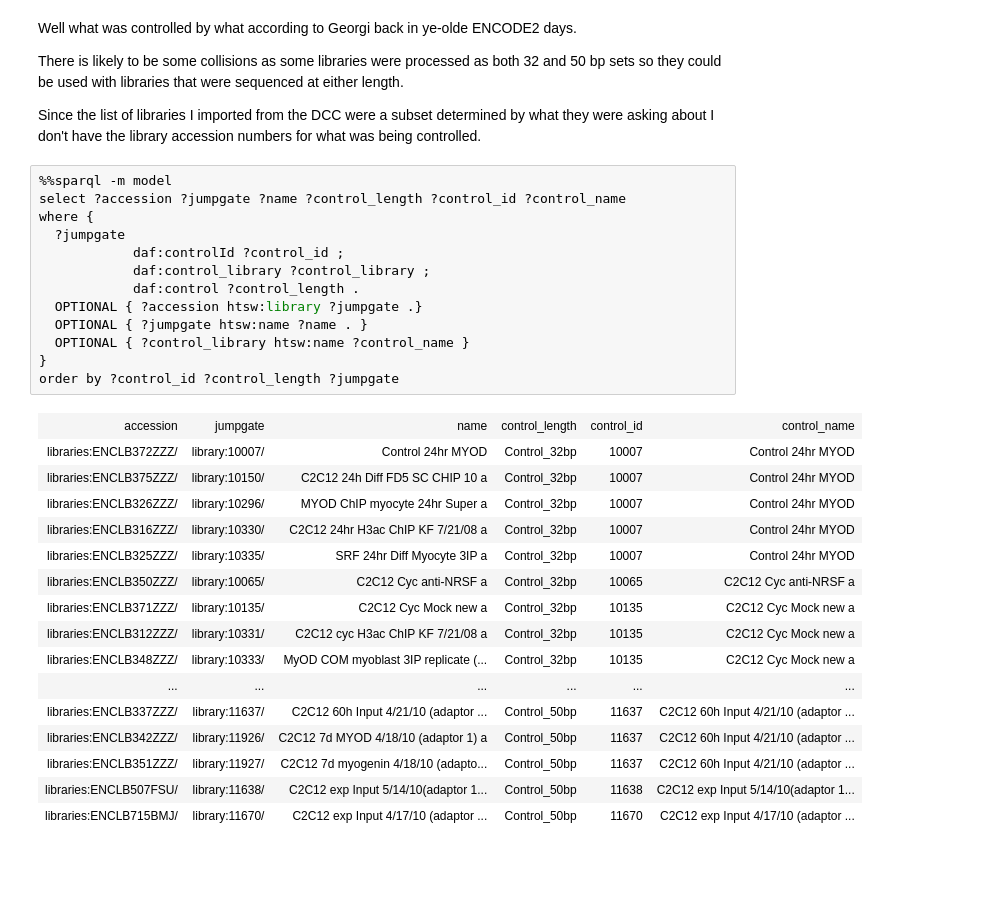
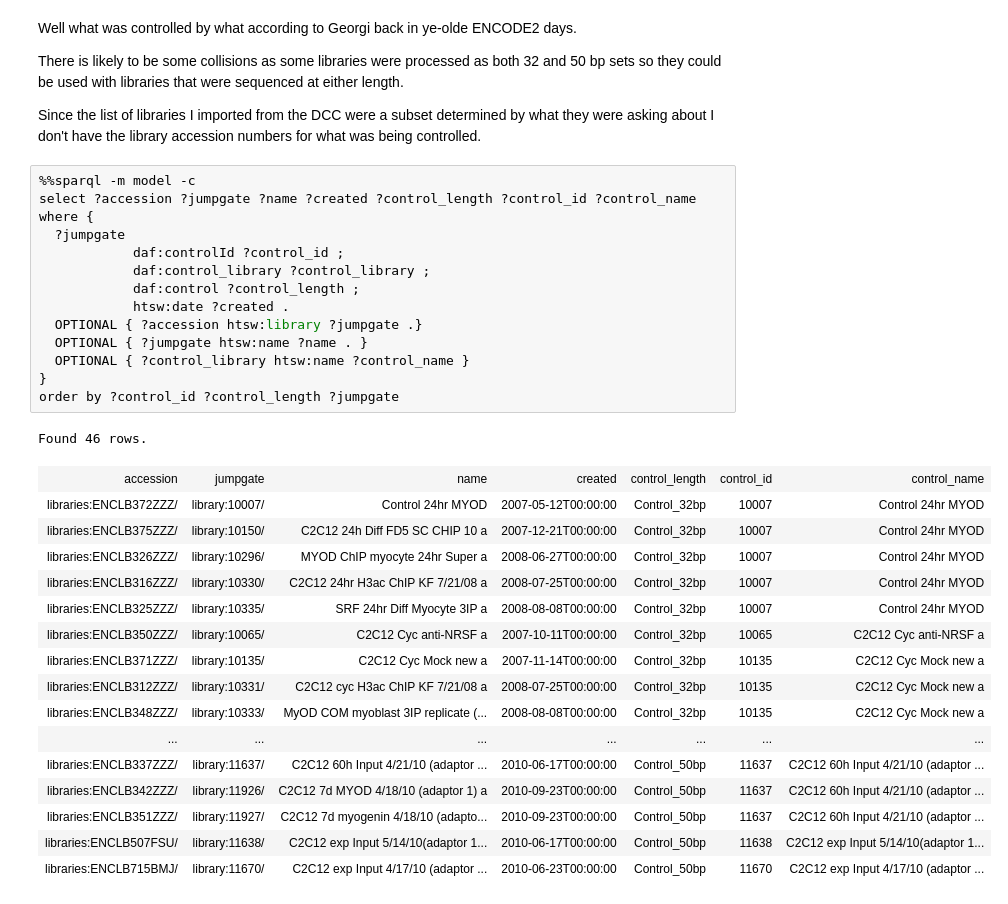
Before and after one commit to detrout/encode3-curation, a Jupyter notebook: validate_encode2_flowcell_library_metadata.ipynb, the cells around one changed output. Drawn from its saved outputs; the diff is of its cells as text; blank space fills up the shorter version.

Commit message:
add library date

```diff
--- a/validate_encode2_flowcell_library_metadata.ipynb
+++ b/validate_encode2_flowcell_library_metadata.ipynb
@@ -871,32 +874,34 @@ There is likely to be some collisions as some libraries were processed as both 3
 
 Since the list of libraries I imported from the DCC were a subset determined by what they were asking about I don't have the library accession numbers for what was being controlled.
 # %%
-%%sparql -m model
-select ?accession ?jumpgate ?name ?control_length ?control_id ?control_name
+%%sparql -m model -c
+select ?accession ?jumpgate ?name ?created ?control_length ?control_id ?control_name
 where {
   ?jumpgate
             daf:controlId ?control_id ;
             daf:control_library ?control_library ;
-            daf:control ?control_length .
+            daf:control ?control_length ;
+            htsw:date ?created .
   OPTIONAL { ?accession htsw:library ?jumpgate .}
   OPTIONAL { ?jumpgate htsw:name ?name . }
   OPTIONAL { ?control_library htsw:name ?control_name }
 }
 order by ?control_id ?control_length ?jumpgate
 # %% [output]
+Found 46 rows.
-| accession | jumpgate | name | control_length | control_id | control_name |
-| libraries:ENCLB372ZZZ/ | library:10007/ | Control 24hr MYOD | Control_32bp | 10007 | Control 24hr MYOD |
-| libraries:ENCLB375ZZZ/ | library:10150/ | C2C12 24h Diff FD5 SC CHIP 10 a | Control_32bp | 10007 | Control 24hr MYOD |
-| libraries:ENCLB326ZZZ/ | library:10296/ | MYOD ChIP myocyte 24hr Super a | Control_32bp | 10007 | Control 24hr MYOD |
-| libraries:ENCLB316ZZZ/ | library:10330/ | C2C12 24hr H3ac ChIP KF 7/21/08 a | Control_32bp | 10007 | Control 24hr MYOD |
-| libraries:ENCLB325ZZZ/ | library:10335/ | SRF 24hr Diff Myocyte 3IP a | Control_32bp | 10007 | Control 24hr MYOD |
-| libraries:ENCLB350ZZZ/ | library:10065/ | C2C12 Cyc anti-NRSF a | Control_32bp | 10065 | C2C12 Cyc anti-NRSF a |
-| libraries:ENCLB371ZZZ/ | library:10135/ | C2C12 Cyc Mock new a | Control_32bp | 10135 | C2C12 Cyc Mock new a |
-| libraries:ENCLB312ZZZ/ | library:10331/ | C2C12 cyc H3ac ChIP KF 7/21/08 a | Control_32bp | 10135 | C2C12 Cyc Mock new a |
-| libraries:ENCLB348ZZZ/ | library:10333/ | MyOD COM myoblast 3IP replicate (... | Control_32bp | 10135 | C2C12 Cyc Mock new a |
-| ... | ... | ... | ... | ... | ... |
-| libraries:ENCLB337ZZZ/ | library:11637/ | C2C12 60h Input 4/21/10 (adaptor ... | Control_50bp | 11637 | C2C12 60h Input 4/21/10 (adaptor ... |
-| libraries:ENCLB342ZZZ/ | library:11926/ | C2C12 7d MYOD 4/18/10 (adaptor 1) a | Control_50bp | 11637 | C2C12 60h Input 4/21/10 (adaptor ... |
-| libraries:ENCLB351ZZZ/ | library:11927/ | C2C12 7d myogenin 4/18/10 (adapto... | Control_50bp | 11637 | C2C12 60h Input 4/21/10 (adaptor ... |
-| libraries:ENCLB507FSU/ | library:11638/ | C2C12 exp Input 5/14/10(adaptor 1... | Control_50bp | 11638 | C2C12 exp Input 5/14/10(adaptor 1... |
-| libraries:ENCLB715BMJ/ | library:11670/ | C2C12 exp Input 4/17/10 (adaptor ... | Control_50bp | 11670 | C2C12 exp Input 4/17/10 (adaptor ... |
+| accession | jumpgate | name | created | control_length | control_id | control_name |
+| libraries:ENCLB372ZZZ/ | library:10007/ | Control 24hr MYOD | 2007-05-12T00:00:00 | Control_32bp | 10007 | Control 24hr MYOD |
+| libraries:ENCLB375ZZZ/ | library:10150/ | C2C12 24h Diff FD5 SC CHIP 10 a | 2007-12-21T00:00:00 | Control_32bp | 10007 | Control 24hr MYOD |
+| libraries:ENCLB326ZZZ/ | library:10296/ | MYOD ChIP myocyte 24hr Super a | 2008-06-27T00:00:00 | Control_32bp | 10007 | Control 24hr MYOD |
+| libraries:ENCLB316ZZZ/ | library:10330/ | C2C12 24hr H3ac ChIP KF 7/21/08 a | 2008-07-25T00:00:00 | Control_32bp | 10007 | Control 24hr MYOD |
+| libraries:ENCLB325ZZZ/ | library:10335/ | SRF 24hr Diff Myocyte 3IP a | 2008-08-08T00:00:00 | Control_32bp | 10007 | Control 24hr MYOD |
+| libraries:ENCLB350ZZZ/ | library:10065/ | C2C12 Cyc anti-NRSF a | 2007-10-11T00:00:00 | Control_32bp | 10065 | C2C12 Cyc anti-NRSF a |
+| libraries:ENCLB371ZZZ/ | library:10135/ | C2C12 Cyc Mock new a | 2007-11-14T00:00:00 | Control_32bp | 10135 | C2C12 Cyc Mock new a |
+| libraries:ENCLB312ZZZ/ | library:10331/ | C2C12 cyc H3ac ChIP KF 7/21/08 a | 2008-07-25T00:00:00 | Control_32bp | 10135 | C2C12 Cyc Mock new a |
+| libraries:ENCLB348ZZZ/ | library:10333/ | MyOD COM myoblast 3IP replicate (... | 2008-08-08T00:00:00 | Control_32bp | 10135 | C2C12 Cyc Mock new a |
+| ... | ... | ... | ... | ... | ... | ... |
+| libraries:ENCLB337ZZZ/ | library:11637/ | C2C12 60h Input 4/21/10 (adaptor ... | 2010-06-17T00:00:00 | Control_50bp | 11637 | C2C12 60h Input 4/21/10 (adaptor ... |
+| libraries:ENCLB342ZZZ/ | library:11926/ | C2C12 7d MYOD 4/18/10 (adaptor 1) a | 2010-09-23T00:00:00 | Control_50bp | 11637 | C2C12 60h Input 4/21/10 (adaptor ... |
+| libraries:ENCLB351ZZZ/ | library:11927/ | C2C12 7d myogenin 4/18/10 (adapto... | 2010-09-23T00:00:00 | Control_50bp | 11637 | C2C12 60h Input 4/21/10 (adaptor ... |
+| libraries:ENCLB507FSU/ | library:11638/ | C2C12 exp Input 5/14/10(adaptor 1... | 2010-06-17T00:00:00 | Control_50bp | 11638 | C2C12 exp Input 5/14/10(adaptor 1... |
+| libraries:ENCLB715BMJ/ | library:11670/ | C2C12 exp Input 4/17/10 (adaptor ... | 2010-06-23T00:00:00 | Control_50bp | 11670 | C2C12 exp Input 4/17/10 (adaptor ... |
```
Also changed, not shown: parts of 5 cells of this notebook.
